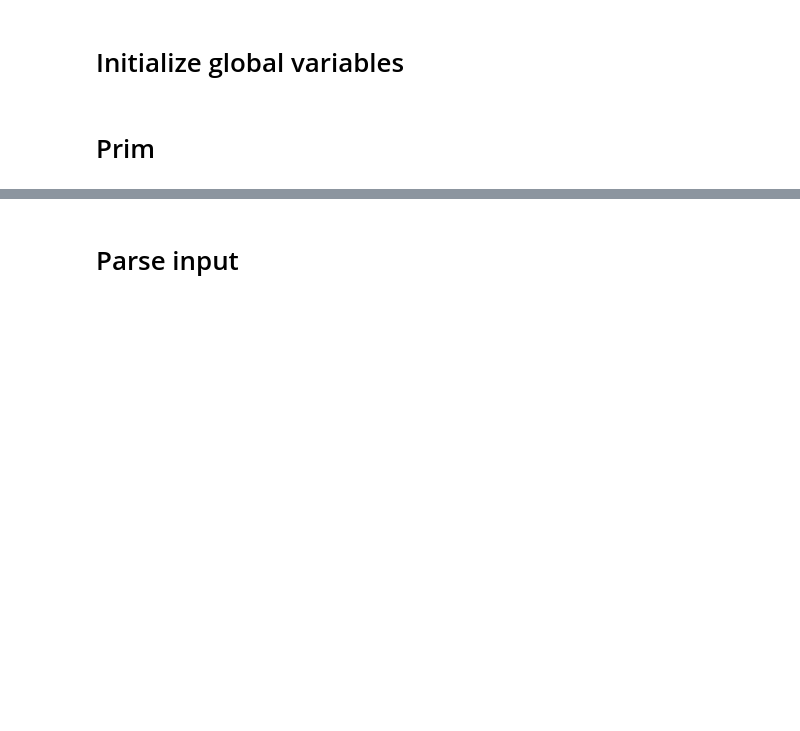
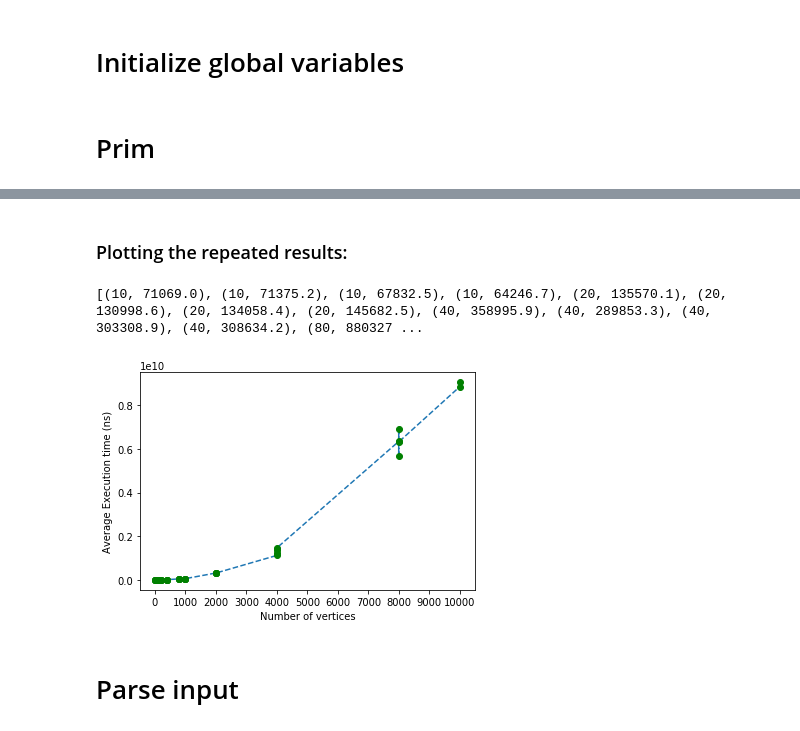
Before and after one commit to nurSaadat/algo2022, a Jupyter notebook: Assignment_1.ipynb, the cells around one changed output, grey strips where cells are left out. Saved outputs shown, nothing was run; the diff lists cells and outputs as text; code cells hidden in the pictures; blank space fills up the shorter version.

Commit message:
Ran again with the correct dataset + repeated runs of prim

```diff
--- a/Assignment_1.ipynb
+++ b/Assignment_1.ipynb
@@ -32,2 +26,15 @@ for file in tqdm_notebook(os.listdir()):
+# %%
+graphs_prim = []
+adjacency_dict = {}
+for file in tqdm_notebook(os.listdir()):
+    vertices, edges, num_V_E = parse_input_file_prim(file) #iterating through files and turning them into sets/lists
+    for vertex in vertices: #creating adjacency list for each vertex
+        adjacent_edges = []
+        print(vertex)
+        for (w,u,v) in edges:
+            if (u == vertex or v == vertex):
+                adjacent_edges.append((w,u,v))
+        adjacency_dict[vertex] = adjacent_edges
+    graphs_prim.append((num_V_E, vertices, edges, adjacency_dict))
 # %% [markdown]
 # Prim
@@ -103,0 +118,9 @@ The Weight of MST is:  -49942
+# %%
+repeated_results = []
+for i in tqdm_notebook(range(0,50)):
+    temp_results = []
+    for j in range(0,1000):
+        print("|V| = ", graphs_prim[i][0][0], " |E| = ", graphs_prim[i][0][1])
+        temp_results.append(get_time_prim(graphs_prim[i][1], graphs_prim[i][2],graphs_prim[i][3]))
+    repeated_results.append((graphs_prim[i][0][0], sum(temp_results)/len(temp_results)))
+repeated_results
@@ -121,3 +144,20 @@ plt.show()
+# %% [markdown]
+### Plotting the repeated results:
+# %%
+import matplotlib.pyplot as plt
+repeated_results = sorted(repeated_results,key=lambda repeated_results: repeated_results[0]) #plot the result here
+print(repeated_results)
+x_val = [x[0] for x in repeated_results]
+y_val = [x[1] for x in repeated_results]
+plt.locator_params('x',nbins = 20)
+plt.plot(x_val,y_val,'--')
+plt.plot(x_val,y_val,'og')
+plt.ylabel("Average Execution time (ns)")
+plt.xlabel("Number of vertices")
+plt.show()
+# %% [output]
+[(10, 71069.0), (10, 71375.2), (10, 67832.5), (10, 64246.7), (20, 135570.1), (20, 130998.6), (20, 134058.4), (20, 145682.5), (40, 358995.9), (40, 289853.3), (40, 303308.9), (40, 308634.2), (80, 880327 ...
+[figure, added]
 # %% [markdown]
 # Parse input
 # %%
```
Also changed, not shown: parts of 10 cells of this notebook.
